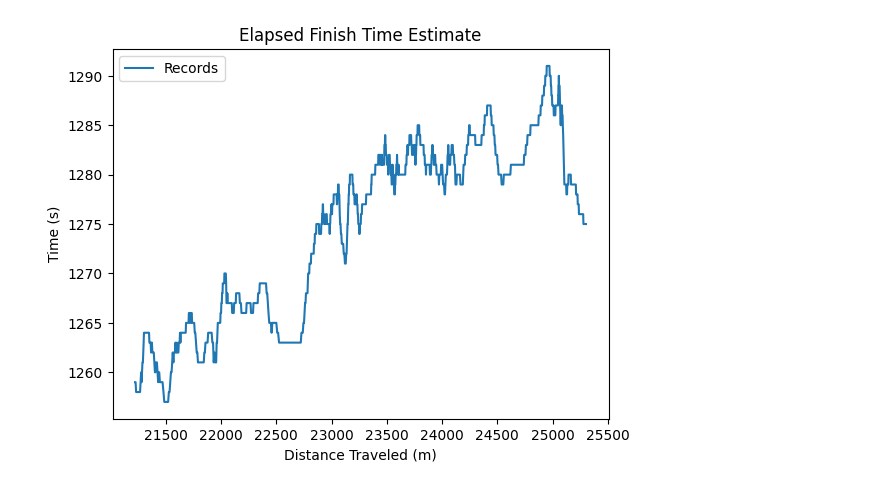
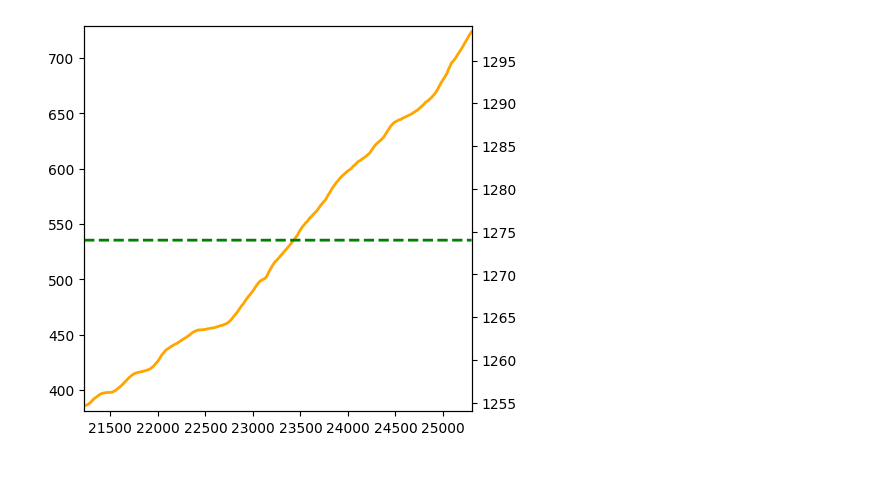
Before and after one commit to ToriWuthrichWahoo/power-based-segments, a Jupyter notebook: test.ipynb, the cells around one changed output. Saved outputs shown, nothing was run; the diff lists cells and outputs as text; code cells hidden in the pictures.

```diff
--- a/test.ipynb
+++ b/test.ipynb
@@ -9,6 +9,7 @@ import matplotlib.pyplot as plt
 import segment
 from segment.segment import Segment
 from segment_processor.segment_processor import SegmentProcessor
+from visualize.visualize import Animator
 
 import imp
 imp.reload(segment)
@@ -26,14 +27,59 @@ weight_kg = 57
 s = Segment(df, segment_bounds_sec[0], segment_bounds_sec[1])
 
 p = SegmentProcessor(s, rider_weight_kg = weight_kg, equipment_weight_kg=12)
-(total_times, remaining_times) = p.power_based_finish_time(power_watts = 206)
+(time_sec, dist_m, total_times, remaining_times) = p.power_based_finish_time()
 
-plt.figure
-plt.plot(s.segment_df["dist_m"].values, total_times, label="Records")
-plt.xlabel('Distance Traveled (m)')
-plt.ylabel('Time (s)')
-plt.title('Elapsed Finish Time Estimate')
-plt.legend()
-plt.show()
+elevation_m = s.segment_df["alt_m"].values
+actual_time = s.segment_df["sec"].values[-1] - s.segment_df["sec"].values[0]
-# %% [output]
-[figure, removed]
+# %%
+from matplotlib import animation
+fig, ax = plt.subplots(figsize=(5, 5))
+ax2 = ax.twinx()
+
+ax.set_ylim([np.min(elevation_m) - 5, np.max(elevation_m) + 5])
+ax.set_xlim([np.min(dist_m), np.max(dist_m)])
+ax2.set_ylim([np.min(total_times) - 5, np.max(total_times) + 5])
+
+(elevation_line,) = ax.plot(
+    dist_m,
+    elevation_m,
+    color="orange",
+    lw=2,
+    label="Elevation Profile",
+)
+(locator_dot,) = ax.plot(
+    np.nan, np.nan, marker="o", color="blue", label="Current Location"
+)
+
+(target_line,) = ax2.plot(
+    dist_m,
+    actual_time * np.ones(len(dist_m)),
+    color="green",
+    linestyle="dashed",
+    lw=2,
+    label="Target Time",
+)
+(time_line,) = ax2.plot([], [], color="red", lw=2)
+
+def animate_func(i):
+    locator_dot.set_data(time[i], elevation[i])
+    time_line.set_data(time[0 : i + 1], est[0 : i + 1])
+    return locator_dot, time_line
+
+def init_fun():
+    locator_dot.set_data([], [])
+    time_line.set_data(np.nan, np.nan)
+    return locator_dot, time_line
+
+line_ani = animation.FuncAnimation(
+    fig,
+    animate_func,
+    frames=len(distance),
+    repeat=True,
+    blit=True,
+    init_func=init_fun,
+)
+
+# plt.show()
+# %% [output]
+[figure, added]
```
Also changed, not shown: parts of 1 cell of this notebook, 2 other files.
